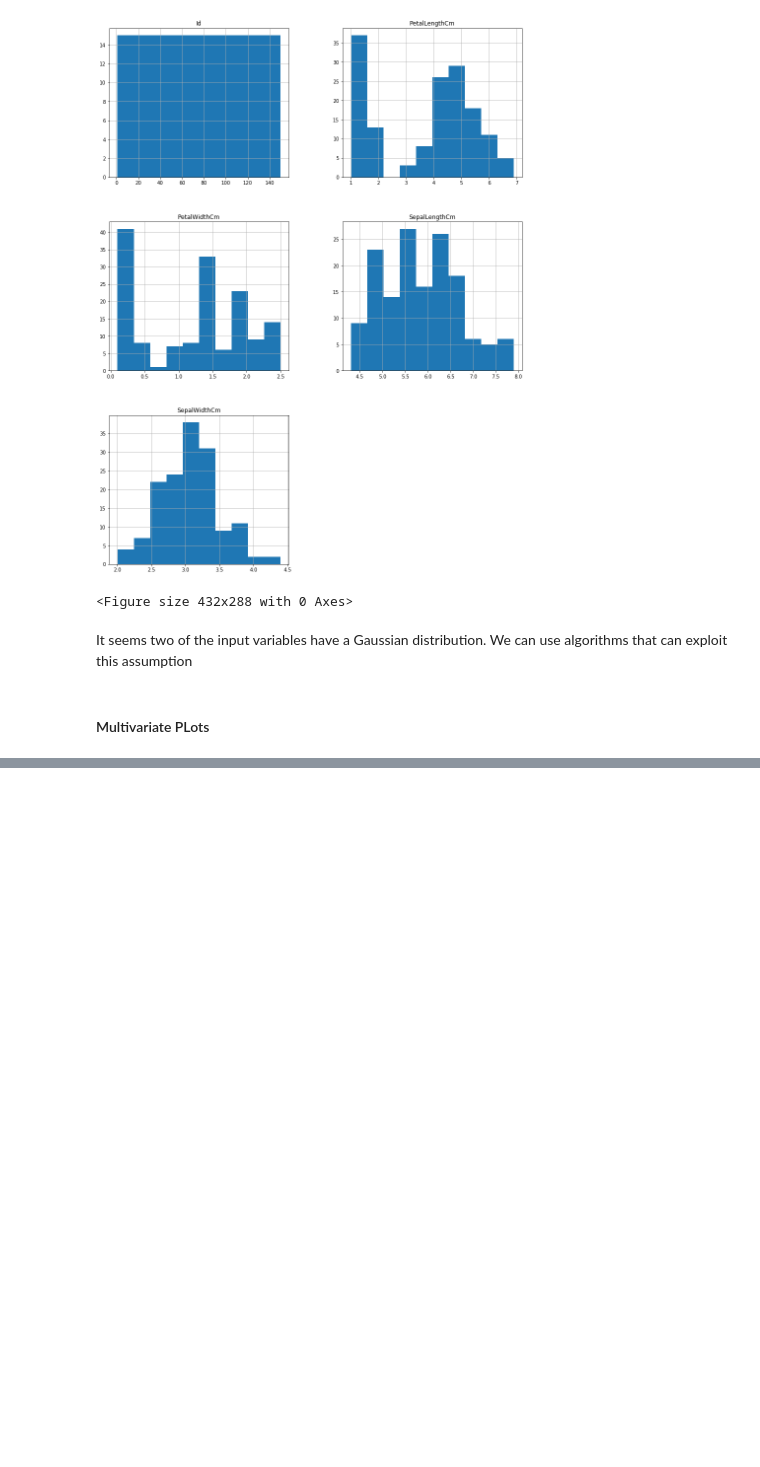
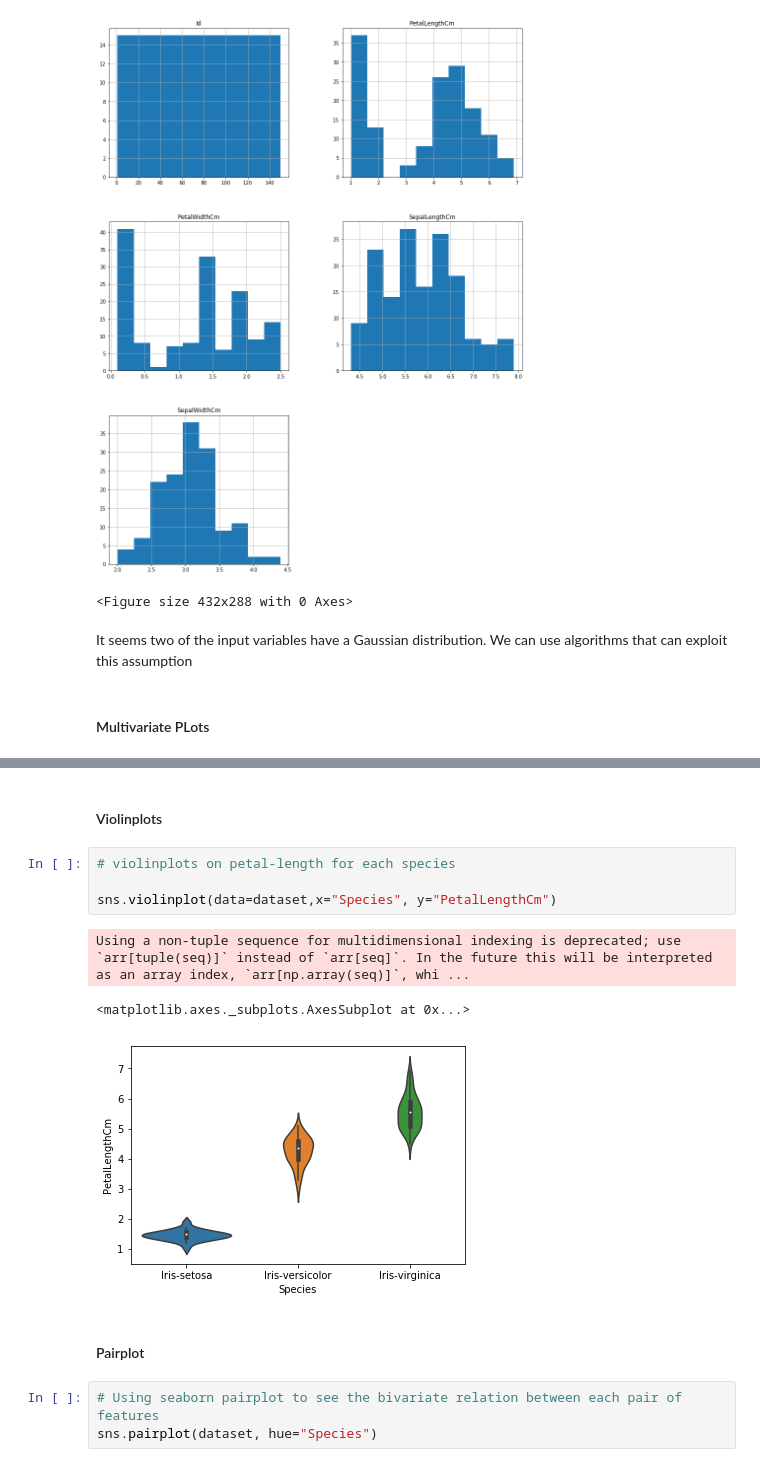
Before and after one commit to muokicaleb/Data_Science_Projects, a Jupyter notebook: 20_ML_Algorithms_for_Iris_Dataset/20_ml_algorithms.ipynb, the cells around one changed output, grey strips where cells are left out. Cells and saved outputs as stored; diff of their text form; blank space fills up the shorter version.

```diff
--- a/20_ML_Algorithms_for_Iris_Dataset/20_ml_algorithms.ipynb
+++ b/20_ML_Algorithms_for_Iris_Dataset/20_ml_algorithms.ipynb
@@ -152,0 +161,15 @@ It seems two of the input variables have a Gaussian distribution. We can use alg
+# %% [markdown]
+<h4>Violinplots</h4>
+# %%
+# violinplots on petal-length for each species
+
+sns.violinplot(data=dataset,x="Species", y="PetalLengthCm")
+# %% [output]
+Using a non-tuple sequence for multidimensional indexing is deprecated; use `arr[tuple(seq)]` instead of `arr[seq]`. In the future this will be interpreted as an array index, `arr[np.array(seq)]`, whi ...
+<matplotlib.axes._subplots.AxesSubplot at 0x...>
+[figure, added]
+# %% [markdown]
+<h4>Pairplot</h4>
+# %%
+# Using seaborn pairplot to see the bivariate relation between each pair of features
+sns.pairplot(dataset, hue="Species")
```
Also changed, not shown: parts of 1 cell of this notebook.
